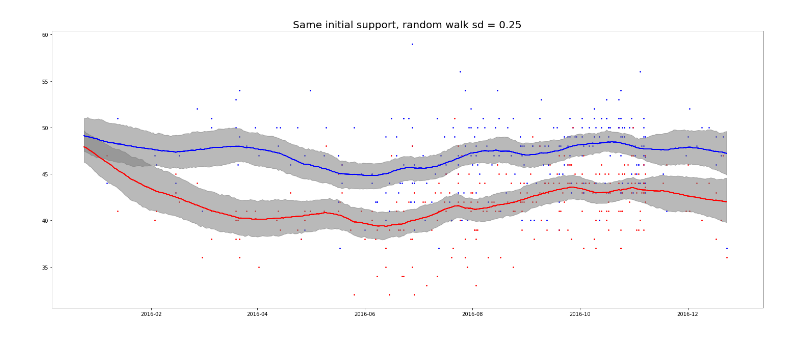
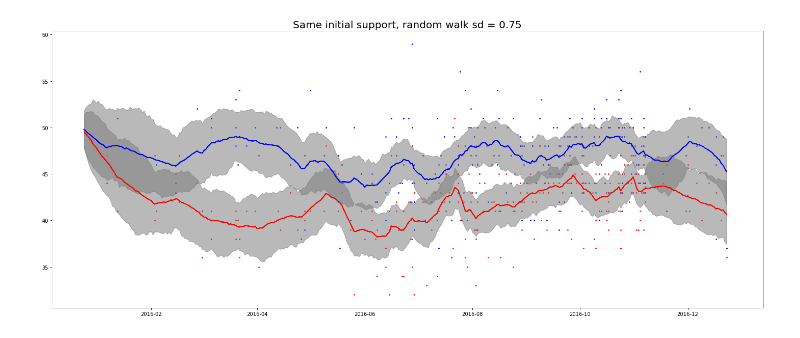
Before and after one commit to lukegfitzpatrick/polling_model_py, a Jupyter notebook: poll aggregator.ipynb, the cells around one changed output. Cells and saved outputs as stored; diff of their text form; code cells hidden in the pictures.

Commit message:
new image

```diff
--- a/poll aggregator.ipynb
+++ b/poll aggregator.ipynb
@@ -31,10 +41,10 @@ for name, Y, prior in [('Clinton', Y_clinton, 50.0), ('Trump', Y_trump, 50.0)]:
 # %%
 fig = read_n_plot('/Users/lukefitzpatrick/polling_model_py/',
-            title='Same initial support, random walk sd = 0.25',
+            title='Same initial support, random walk sd = 0.75',
             Y_clinton= Y_clinton,
             Y_trump= Y_trump,
             niter=n_iter,
             dates=dates)
 # %% [output]
-[figure, old version]
+[figure, new version]
 # %%
```
Also changed, not shown: parts of 2 cells of this notebook, 7 other files.
